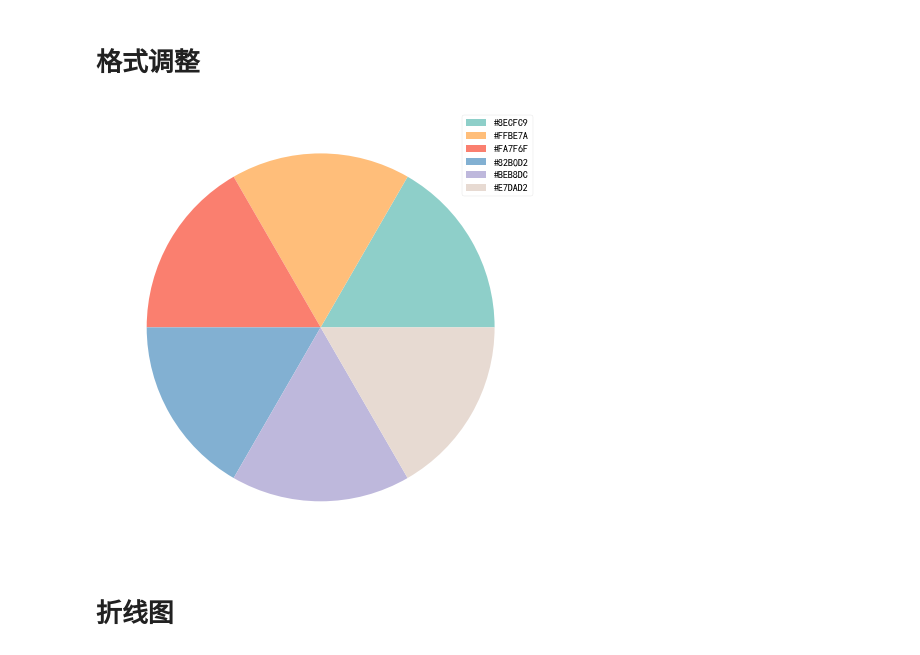
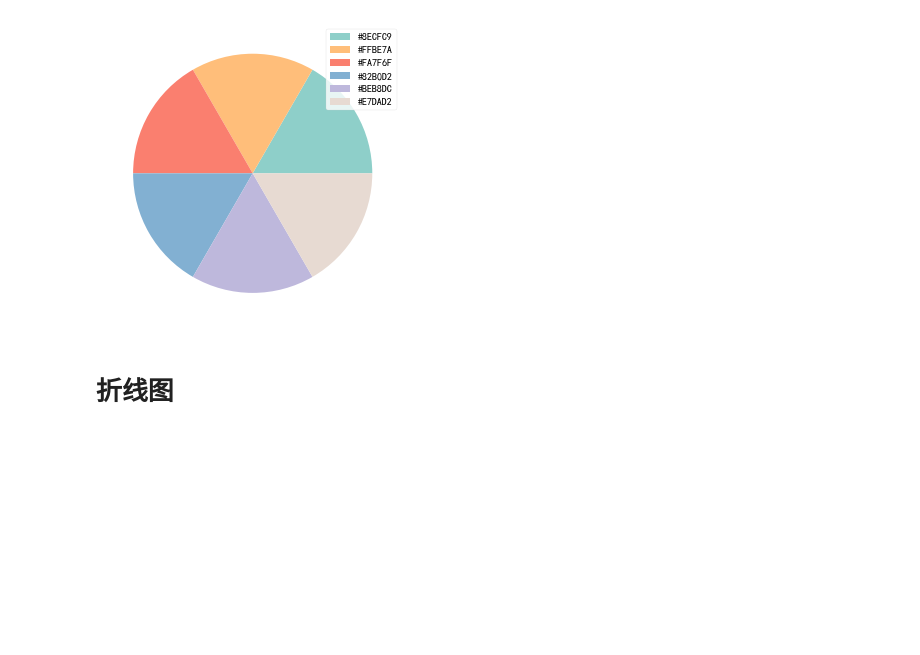
Before and after one commit to kebuAAA/Visualization-using-python, a Jupyter notebook: plt绘图.ipynb, the cells around one changed output. Cells and saved outputs as stored; diff of their text form; code cells hidden in the pictures; blank space fills up the shorter version.

```diff
--- a/plt绘图.ipynb
+++ b/plt绘图.ipynb
@@ -1,30 +1,25 @@
 # %%
 import matplotlib.pyplot as plt
 import pandas as pd
 import numpy as np
 %matplotlib inline
 # 解决汉字乱码问题
 plt.rcParams['font.sans-serif'] = ['SimHei']
 plt.rcParams['text.color'] = 'black'  # 修改绘图文字颜色
 plt.rcParams['axes.unicode_minus'] = False
 plt.rcParams['axes.labelcolor'] = 'black'  # 修改坐标轴文字颜色
 plt.style.use('seaborn-notebook')
 colors = ['#8ECFC9', '#FFBE7A', '#FA7F6F',
           '#82B0D2', '#BEB8DC', '#E7DAD2']
 # 查看所有的绘图风格
 #plt.style.available
+fig = plt.figure()
+plt.pie([1]*len(colors), colors=colors
+        )
+plt.legend(colors)
+plt.show()
+# %% [output]
+[figure, added]
-# %% [markdown]
-# 格式调整
-# %%
-colors = ['#8ECFC9', '#FFBE7A', '#FA7F6F',
-          '#82B0D2', '#BEB8DC', '#E7DAD2']  # 一个不错的学术配色方案
-fig = plt.figure(figsize=(18, 8))
-plt.pie([1]*len(colors), colors=colors
-        )
-plt.legend(colors)
-plt.show()
-# %% [output]
-[figure, removed]
 # %% [markdown]
 # 折线图
 # %%
```
Also changed, not shown: parts of 4 cells of this notebook, 1 other file.
